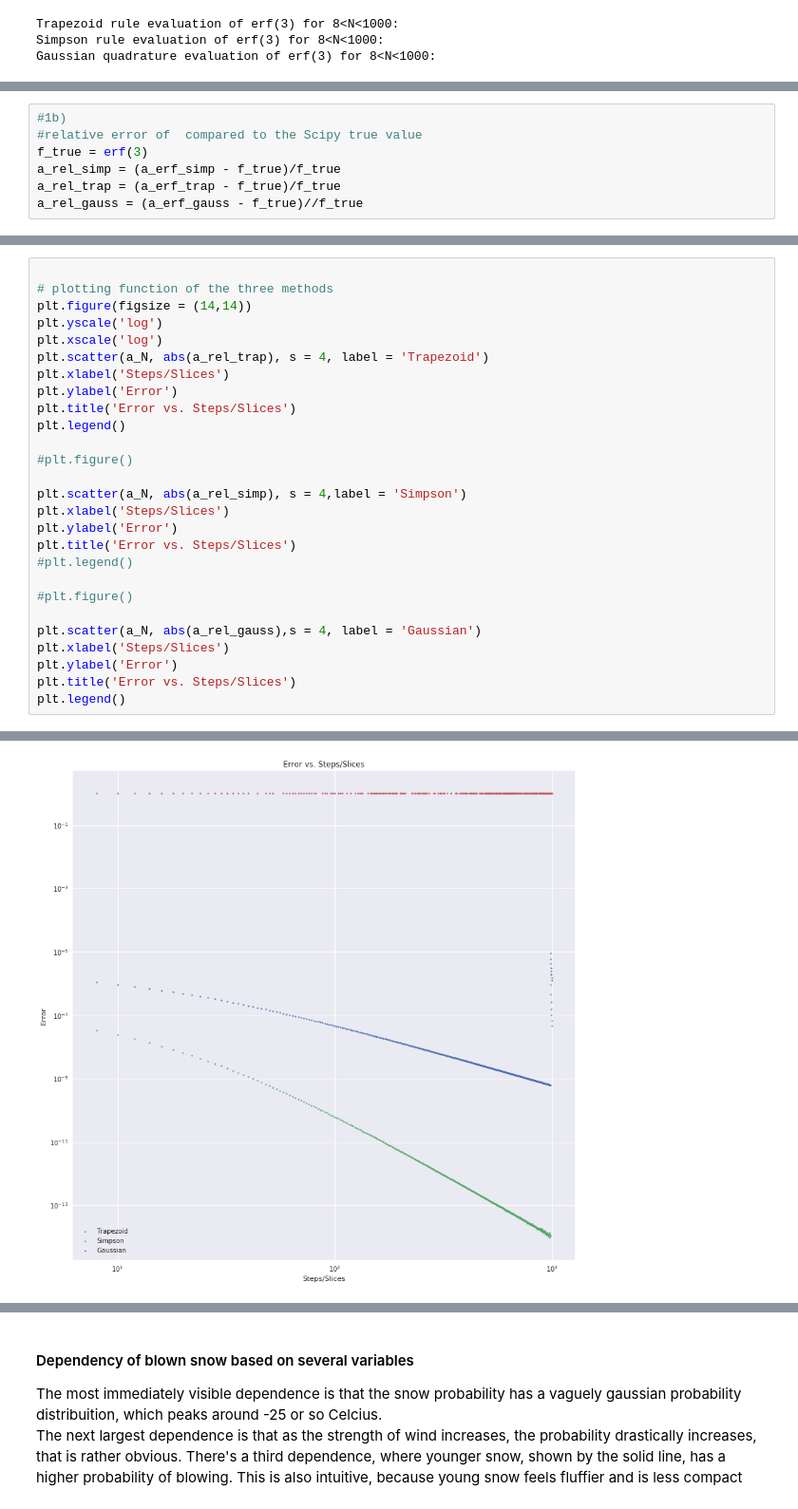
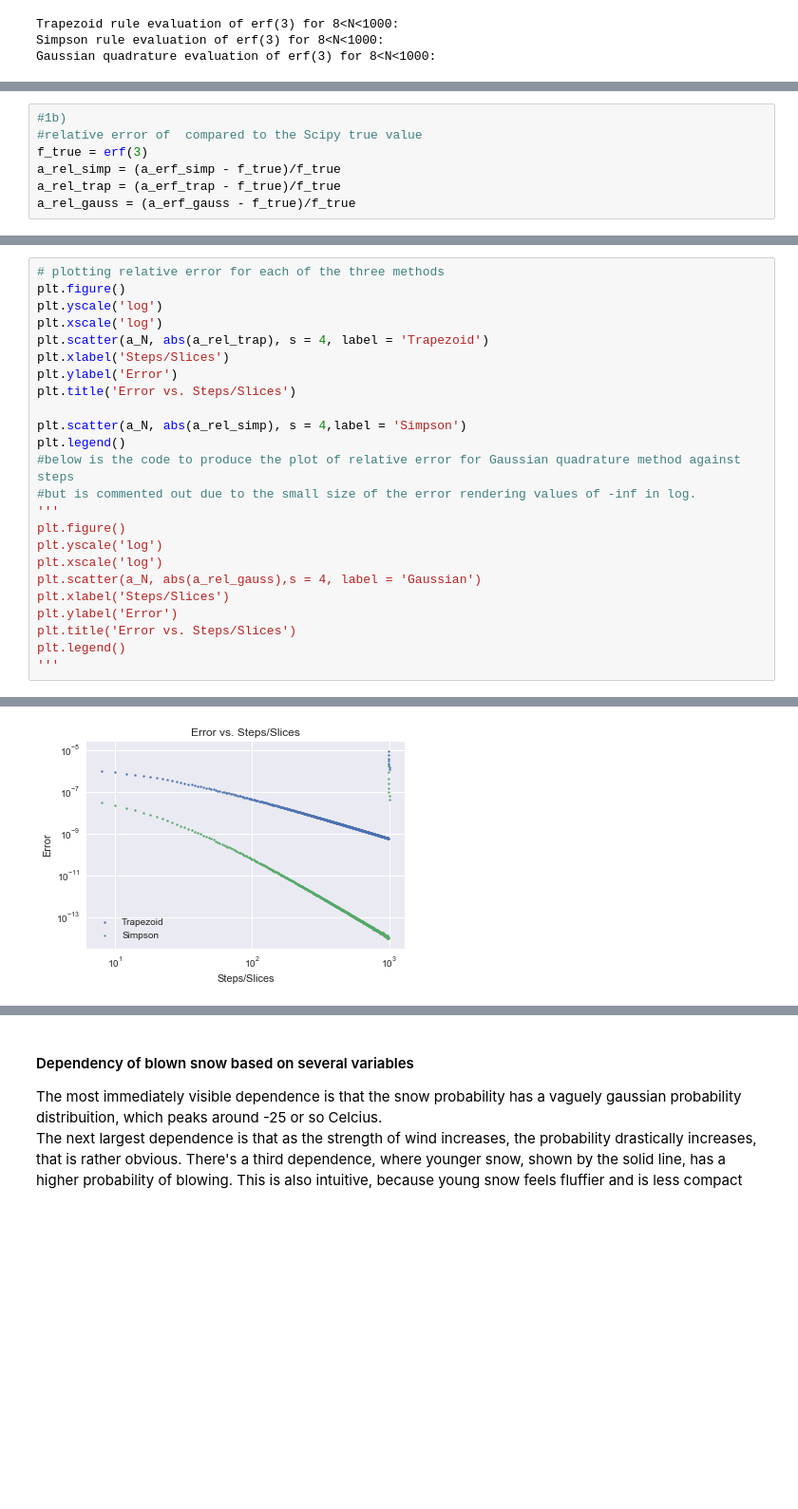
Before and after one commit to andrewkhardy/PHY-407, a Jupyter notebook: Lab03_Q1.ipynb, the cells around one changed output, grey strips where cells are left out. Shown at 95% size. Cells and saved outputs as stored; diff of their text form; blank space fills up the shorter version.

```diff
--- a/Lab03_Q1.ipynb
+++ b/Lab03_Q1.ipynb
@@ -130,6 +139,6 @@ Mean value for erf(3) with Gaussian quadrature was 0.9999779095625705 with stand
 f_true = erf(3)
 a_rel_simp = (a_erf_simp - f_true)/f_true
 a_rel_trap = (a_erf_trap - f_true)/f_true
-a_rel_gauss = (a_erf_gauss - f_true)//f_true
+a_rel_gauss = (a_erf_gauss - f_true)/f_true
 # %%
 #1b)
@@ -156,28 +156,25 @@ a_err_simp = (a_erf_simp - a_erf_simp_1)/15
 # %%
-
-# plotting function of the three methods
-plt.figure(figsize = (14,14))
+# plotting relative error for each of the three methods
+plt.figure()
 plt.yscale('log')
 plt.xscale('log')
 plt.scatter(a_N, abs(a_rel_trap), s = 4, label = 'Trapezoid')
 plt.xlabel('Steps/Slices')
 plt.ylabel('Error')
 plt.title('Error vs. Steps/Slices')
-plt.legend()
-
-#plt.figure()
 
 plt.scatter(a_N, abs(a_rel_simp), s = 4,label = 'Simpson')
-plt.xlabel('Steps/Slices')
-plt.ylabel('Error')
-plt.title('Error vs. Steps/Slices')
-#plt.legend()
-
-#plt.figure()
-
+plt.legend()
+#below is the code to produce the plot of relative error for Gaussian quadrature method against steps
+#but is commented out due to the small size of the error rendering values of -inf in log.
+'''
+plt.figure()
+plt.yscale('log')
+plt.xscale('log')
 plt.scatter(a_N, abs(a_rel_gauss),s = 4, label = 'Gaussian')
 plt.xlabel('Steps/Slices')
 plt.ylabel('Error')
 plt.title('Error vs. Steps/Slices')
 plt.legend()
+'''
 # %% [output]
@@ -185 +182 @@ plt.legend()
-[figure, old version]
+[figure, new version]
```
Also changed, not shown: parts of 14 cells of this notebook, 1 other file.
